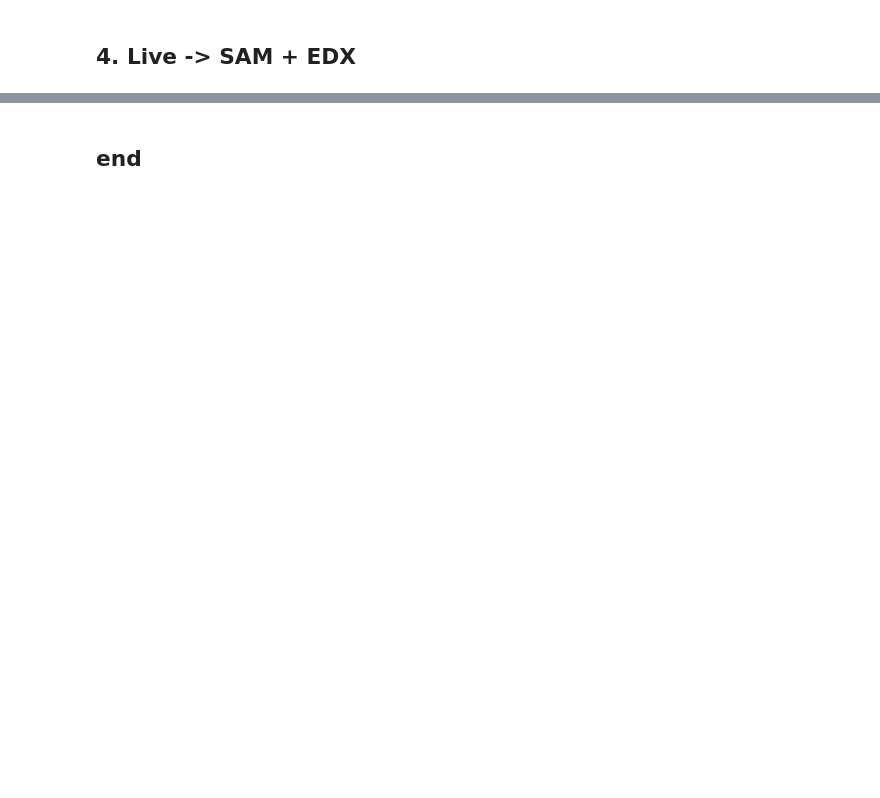
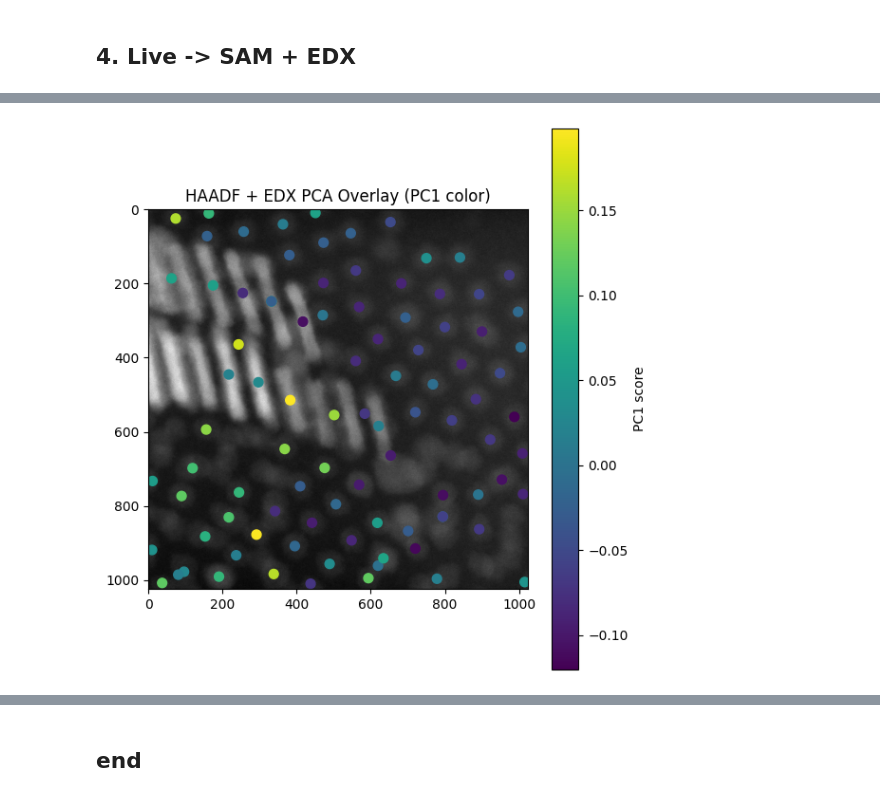
Before and after one commit to pycroscopy/pyAutoMic, a Jupyter notebook: TEM/stemOrchestrator/notebooks/multimodal-data-process/point-wise-EDX-spectrum.ipynb, the cells around one changed output, grey strips where cells are left out. Saved outputs shown, nothing was run; the diff lists cells and outputs as text; code cells hidden in the pictures; blank space fills up the shorter version.

```diff
--- a/TEM/stemOrchestrator/notebooks/multimodal-data-process/point-wise-EDX-spectrum.ipynb
+++ b/TEM/stemOrchestrator/notebooks/multimodal-data-process/point-wise-EDX-spectrum.ipynb
@@ -1024,7 +1026,7 @@ else:
 config = {
     "ip": ip,
     "port": port,
-    "haadf_exposure": 40e-8,  # micro-seconds per pixel
-    "haadf_resolution": 512,  # square
+    "haadf_exposure": 5e-6,  # micro-seconds per pixel
+    "haadf_resolution": 1024,  # square
     "out_path": f"{data_folder}",
 }
@@ -1096,11 +1121,12 @@ def run_sam(image_data: np.ndarray, path_folder: str) -> Union[List, Dict]:
     """Main function to run SAM segmentation pipeline."""
     device = setup_device()
 
-    model_type = "vit_b"  # Options: 'vit_b', 'vit_l', 'vit_h'
+    model_type = "vit_h"#"vit_b"  # Options: 'vit_b', 'vit_l', 'vit_h'
     checkpoint_url = (
-        "https://dl.fbaipublicfiles.com/segment_anything/sam_vit_b_01ec64.pth"
+        # "https://dl.fbaipublicfiles.com/segment_anything/sam_vit_b_01ec64.pth"
+        "https://dl.fbaipublicfiles.com/segment_anything/sam_vit_h_4b8939.pth"
     )
-    checkpoint_path = "sam_vit_b_01ec64.pth"
+    checkpoint_path = "sam_vit_h_4b8939.pth"
     download_sam_model(model_type, checkpoint_url, checkpoint_path)
     sam, mask_generator = initialize_sam_model(model_type, checkpoint_path, device)
     img_np = preprocess_image(image_data)
@@ -1298,24 +1396,26 @@ np.save(f"{out_path}normalized_spectra.npy",spectra_norm)
 from sklearn.decomposition import PCA
 from sklearn.cluster import KMeans
 
-k = 3
+k = 10
 pca = PCA(n_components=k, random_state=42)
 scores = pca.fit_transform(spectra_norm)  # shape (N, k)
 # %%
 # imshow the pc1 values on the haadf
 # -----------------------------
 # 5) Plots
 # -----------------------------
 
 # a) HAADF overlay with PC1 color
 plt.figure(figsize=(6, 6))
 plt.imshow(haadf_normalized, cmap="gray")
-plt.scatter(xs, ys, c=scores[:, 1], s=50)
+plt.scatter(xs, ys, c=scores[:, 0], s=50)
 plt.title("HAADF + EDX PCA Overlay (PC1 color)")
 plt.colorbar(label="PC1 score", cmap="magma")
 plt.tight_layout()
 # plt.savefig("/mnt/data/overlay_plot.png", dpi=160)
 plt.show()
+# %% [output]
+[figure, added]
 # %%
 # imshow the pc1 values on the haadf
 # -----------------------------
```
Also changed, not shown: parts of 16 cells of this notebook, 5 other files.
